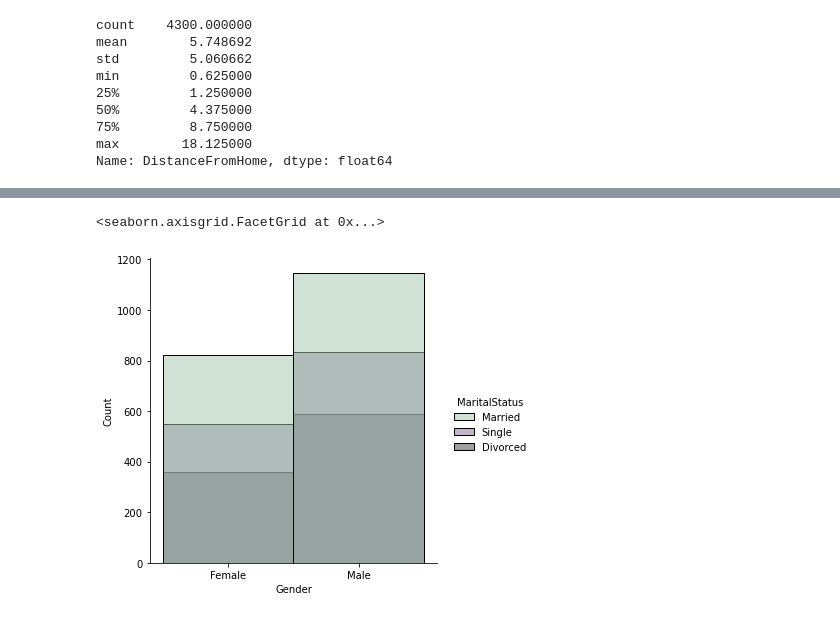
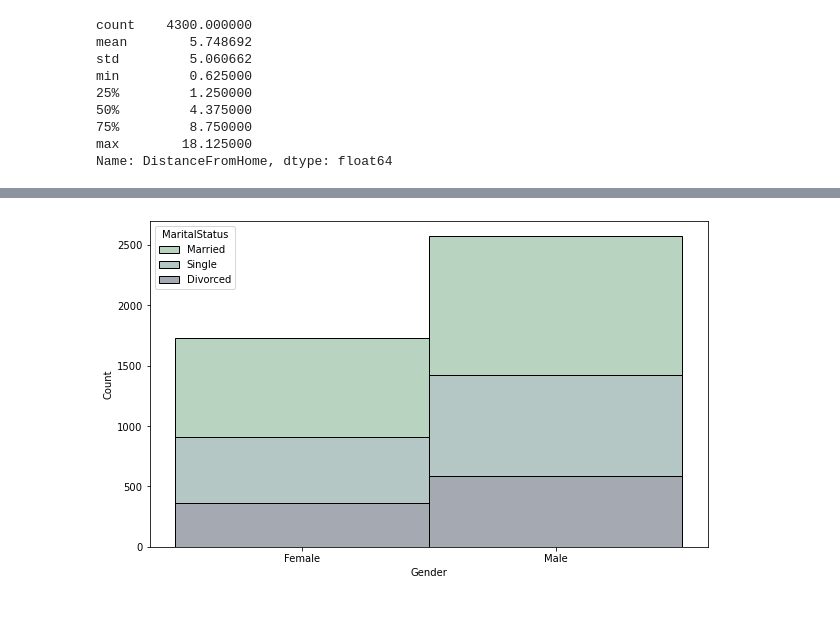
Before and after one commit to conorwhanson/UMN_Data_Capstone_Employee_Attrition, a Jupyter notebook: resources/HR_EDA.ipynb, the cells around one changed output, grey strips where cells are left out. Drawn from its saved outputs; the diff is of its cells as text; code cells hidden in the pictures.

```diff
--- a/resources/HR_EDA.ipynb
+++ b/resources/HR_EDA.ipynb
@@ -76,12 +78,10 @@ sns.displot(hr_df, x="MonthlyIncome", kde=True)
-# %%
-colors = ["#A2C5AC","#7F6A93","#3C3E3C"]
-
-sns.set_palette(sns.color_palette(colors))
 # %%
-sns.displot(hr_df, x="Gender", hue="MaritalStatus", legend="full")
+sns.set_palette(sns.color_palette(colors))
+fig, ax = plt.subplots(figsize=(10,6))
+sns.histplot(ax=ax,data=hr_df, x="Gender", hue="MaritalStatus", multiple="stack")
+plt.show()
 # %% [output]
-<seaborn.axisgrid.FacetGrid at 0x...>
-[figure, old version]
+[figure, new version]
 # %%
 colors = ["#A2C5AC","#7F6A93"]
 
```
Also changed, not shown: parts of 15 cells of this notebook.
